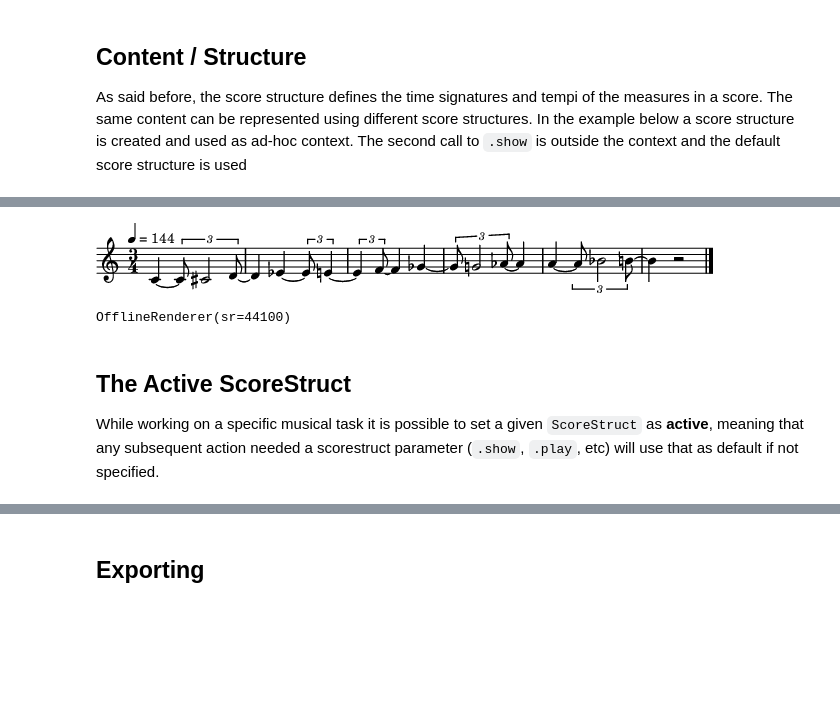
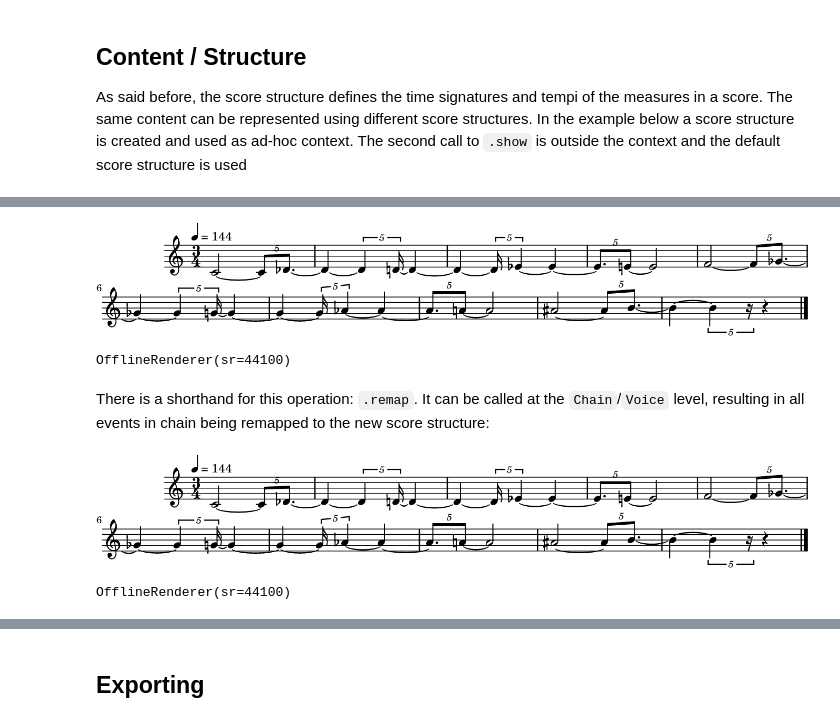
Before and after one commit to tqmbanados/maelzel, a Jupyter notebook: docs/notebooks/maelzel-core-scorestruct.ipynb, the cells around one changed output, grey strips where cells are left out. Cells and saved outputs as stored; diff of their text form; code cells hidden in the pictures; blank space fills up the shorter version.

```diff
--- a/docs/notebooks/maelzel-core-scorestruct.ipynb
+++ b/docs/notebooks/maelzel-core-scorestruct.ipynb
@@ -104,0 +101,3 @@ Chain([4C:1.333♩, 4C#:1.333♩, 4D:1.333♩, 4D#:1.333♩, 4E:1.333♩, 4F:1.3
+# %%
+n = notes.eventAt((3, 0))
+n
@@ -104,0 +108,4 @@ Chain([4C:1.333♩, 4C#:1.333♩, 4D:1.333♩, 4D#:1.333♩, 4E:1.333♩, 4F:1.3
+# %%
+with struct2:
+    n = notes.eventAt((3, 0))
+    n.show()
@@ -104,0 +116,6 @@ Chain([4C:1.333♩, 4C#:1.333♩, 4D:1.333♩, 4D#:1.333♩, 4E:1.333♩, 4F:1.3
+# %%
+with struct2:
+    n = notes.eventAt((3, 0), split=True)
+    n.addText("split")
+    n.show()
+    notes.show()
@@ -107,6 +127,10 @@ Same content, two different score structures. In the next example only the tempo
 # %%
+notes2 = Chain([Note(m, dur=F(1, 1)) for i, m in enumerate(range(60, 72))])
+notes2.show()
+display(notes2.rec(nchnls=1))
 
-with ScoreStruct(timesig='4/4', tempo=72):
-    notes.show()
-    display(notes.rec(nchnls=1))
+
+with ScoreStruct(timesig='4/4', tempo=88):
+    notes2.show()
+    display(notes2.rec(nchnls=1))
 # %% [output]
@@ -115,12 +143,25 @@ OfflineRenderer(sr=44100)
 # %%
-struct2 = ScoreStruct(timesig='3/4', tempo=144)
-notes.show(scorestruct=struct2)
-with struct2:
-    display(notes.rec(nchnls=1))
+struct3 = ScoreStruct(timesig='3/4', tempo=144)
+struct = notes2.scorestruct(resolve=True)
+remappedNotes = []
+for n in notes2:
+    offset, dur = struct3.remapSpan(struct, n.absOffset(), n.dur)
+    remappedNotes.append(n.clone(offset=offset, dur=dur))
+
+chain3 = Chain(remappedNotes)
+with struct3:
+    chain3.show()
+    display(chain3.rec(nchnls=1))
 # %% [output]
-[figure, old version]
+[figure, new version]
 OfflineRenderer(sr=44100)
-# %% [markdown]
-## The Active ScoreStruct
-
-While working on a specific musical task it is possible to set a given `ScoreStruct` as **active**, meaning that any subsequent action needed a scorestruct parameter (`.show`, `.play`, etc) will use that as default if not specified.
+# %% [markdown]
+There is a shorthand for this operation: `.remap`. It can be called at the `Chain`/`Voice` level, resulting in all events in chain being remapped to the new score structure:
+# %%
+chain3 = notes2.remap(struct3)
+with struct3:
+    chain3.show()
+    display(chain3.rec(nchnls=1))
+# %% [output]
+[figure, added]
+OfflineRenderer(sr=44100)
```
Also changed, not shown: parts of 31 cells of this notebook, 33 other files.
